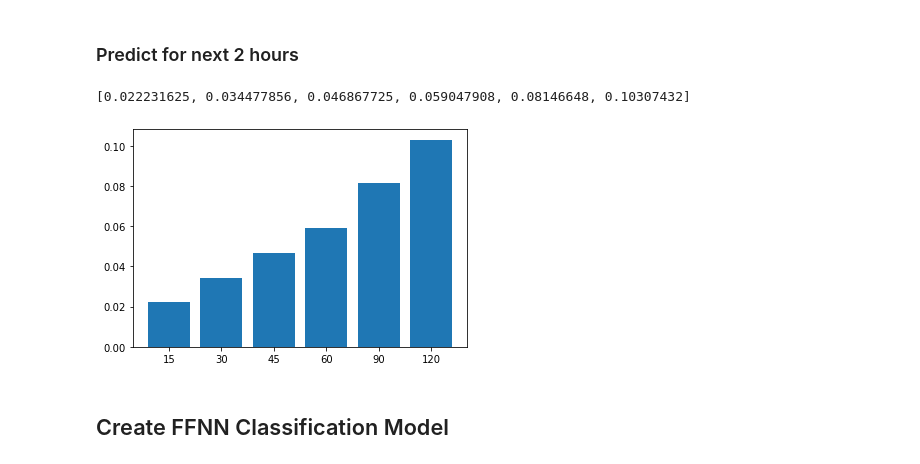
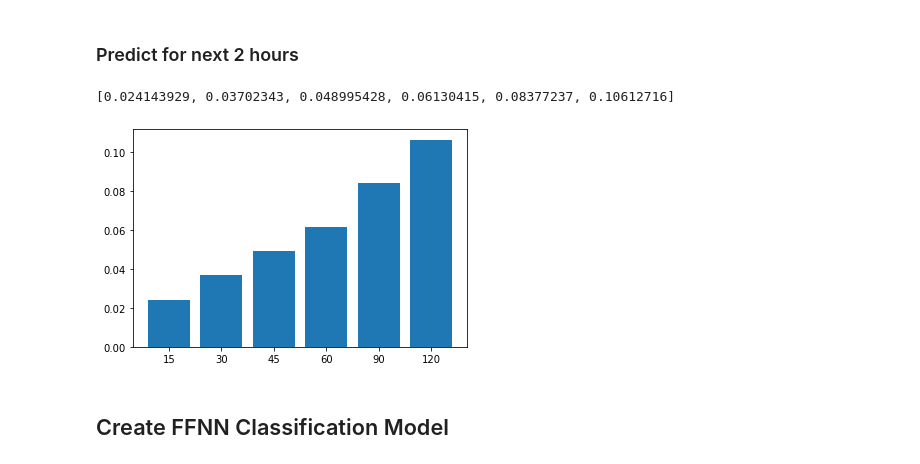
Before and after one commit to MathhewDu/COM4520-Darwin-weaing-of-ventilators, a Jupyter notebook: Model/Model.ipynb, the cells around one changed output. Drawn from its saved outputs; the diff is of its cells as text; code cells hidden in the pictures.

```diff
--- a/Model/Model.ipynb
+++ b/Model/Model.ipynb
@@ -112,35 +112,36 @@ def loss_predict(dataloader,minutes=15):
             continue
         batch_loss=torch.tensor([]).cuda()
         start_min=np.random.randint(windows_size-minutes)
         for steps in range(start_min,start_min+minutes):
             if steps == start_min:
                 inputvector = batch_windows[:,steps,:]
             else:
                 inputvector = y_pred
             y_pred = model(inputvector)
             y_true = batch_windows[:,steps+1,:]
             single_loss = loss_function(y_pred, y_true)
             batch_loss=torch.cat((batch_loss,single_loss))
         mean_loss = batch_loss.mean()
         test_batch_loss.append(torch.Tensor.cpu(mean_loss).detach().numpy())
         model.reset()
     batch_loss.cpu()
     batch_windows.cpu()
     inputvector.cpu()
     single_loss.cpu()
     torch.cuda.empty_cache()
     return(np.mean(test_batch_loss))
 
+test_loader=DataLoader(x_test,batch_size=30,shuffle=True)
 predict_loss = []
 predict_period=[15,30,45,60,90,120]
 for period in predict_period:
     predict_loss.append(loss_predict(test_loader,minutes=period))
 print(predict_loss)
 plt.bar(range(len(predict_period)),predict_loss,tick_label=predict_period)
 plt.show()
 # %% [output]
-[0.022231625, 0.034477856, 0.046867725, 0.059047908, 0.08146648, 0.10307432]
+[0.024143929, 0.03702343, 0.048995428, 0.06130415, 0.08377237, 0.10612716]
-[figure, old version]
+[figure, new version]
 # %% [markdown]
 ## Create FFNN Classification Model
 # %%
```
Also changed, not shown: parts of 8 cells of this notebook, 1 other file.
